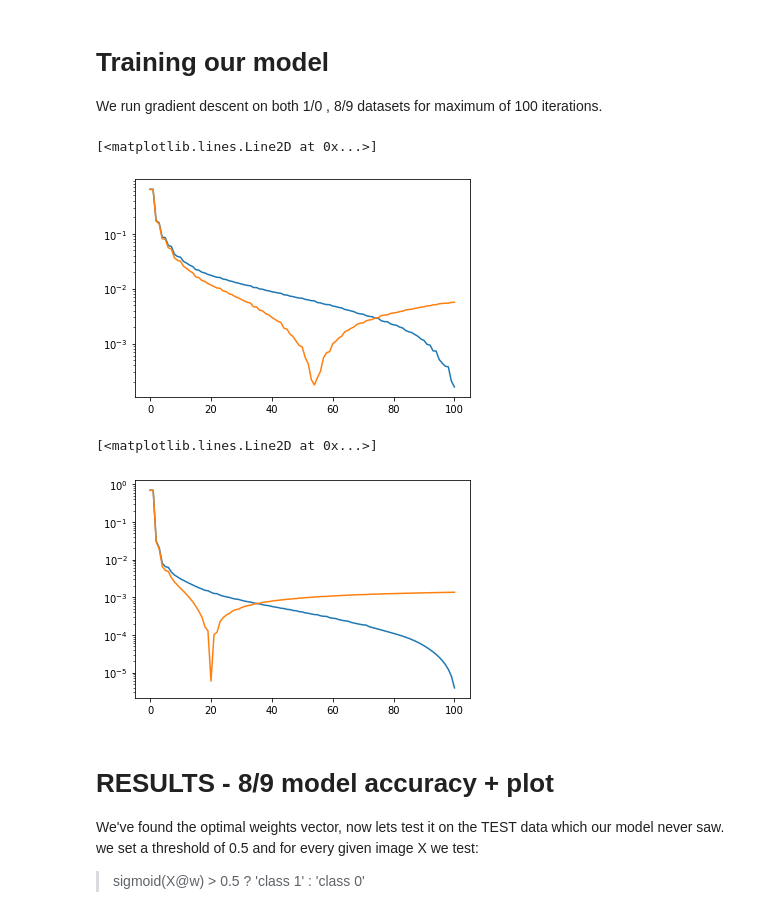
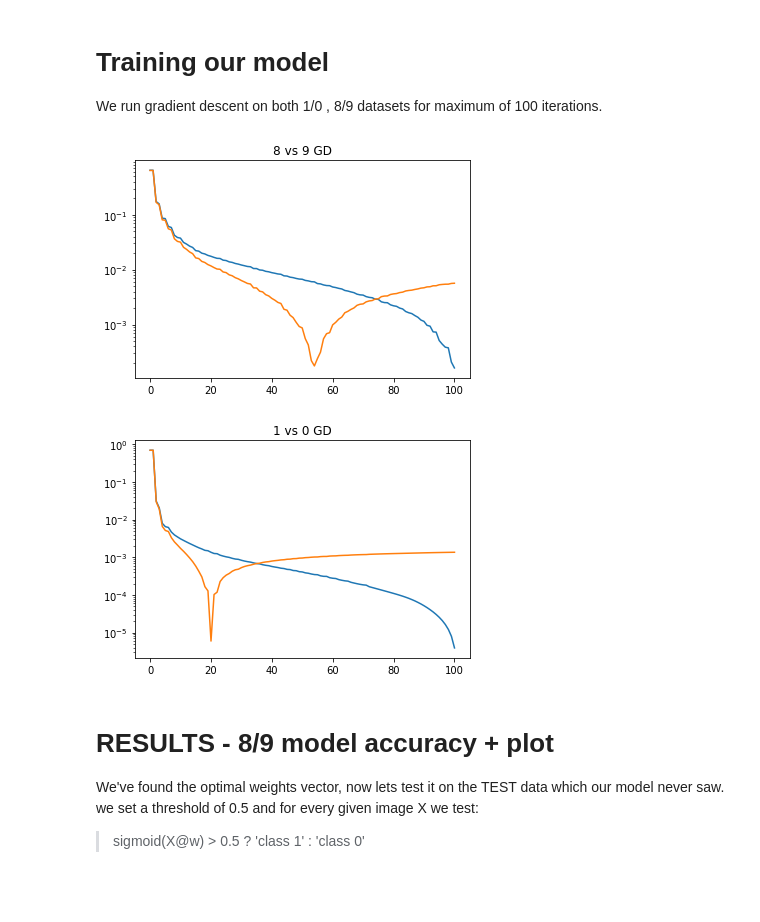
Before and after one commit to Orbitoly/Machine-Learning-Notebook-Or-Virt, a Jupyter notebook: _notebooks/2022-06-17--implementing-logistic-regression.ipynb, the cells around one changed output. Cells and saved outputs as stored; diff of their text form; code cells hidden in the pictures; blank space fills up the shorter version.

```diff
--- a/_notebooks/2022-06-17--implementing-logistic-regression.ipynb
+++ b/_notebooks/2022-06-17--implementing-logistic-regression.ipynb
@@ -289,10 +211,8 @@ def armijo_search_logistic(f,X,w_k,b,grad,d,maxIter = 1000,alpha0=1):
             alpha = beta * alpha
 
 def gradient_descent(F,X,w0,b,grad,max_iter):
-  F_arr = []
+  F_arr = [F(X, w0, b)]
   w = w0
-
-  F_arr.append(F(X, w, b))
 
   for _ in range(max_iter):
     d =  -1 * grad(X, w, b)
@@ -301,9 +221,6 @@ def gradient_descent(F,X,w0,b,grad,max_iter):
     w_next = w + alpha * d
     F_arr.append(F(X, w, b))
 
-    #if max(change) <= stop:
-      #  print("converged")
-        #break
     w = w_next
 
   return w , F_arr
@@ -317,17 +235,19 @@ optimal_w_10_gd, diff_arr_10 = gradient_descent(F, x_train_10, w_guess, c1_0, gr
 # %%
 #hide
 plt.semilogy([np.abs(F(x_train_89,optimal_w_89_gd,c1_8)-x) for x in diff_arr_89])
 plt.semilogy([np.abs(F(x_test_89,optimal_w_89_gd,c1_8_test)-x) for x in diff_arr_89])
+plt.title("8 vs 9 GD")
+plt.show()
 # %% [output]
-[<matplotlib.lines.Line2D at 0x...>]
-[figure, old version]
+[figure, new version]
 # %%
 #hide
 plt.semilogy([np.abs(F(x_train_10,optimal_w_10_gd,c1_0)-x) for x in diff_arr_10])
 plt.semilogy([np.abs(F(x_test_10,optimal_w_10_gd,c1_0_test)-x) for x in diff_arr_10])
+plt.title("1 vs 0 GD")
+plt.show()
 # %% [output]
-[<matplotlib.lines.Line2D at 0x...>]
-[figure, old version]
+[figure, new version]
 # %% [markdown]
 # RESULTS - 8/9 model accuracy + plot
 We've found the optimal weights vector, now lets test it on the TEST data which our model never saw.
```
Also changed, not shown: parts of 13 cells of this notebook.
